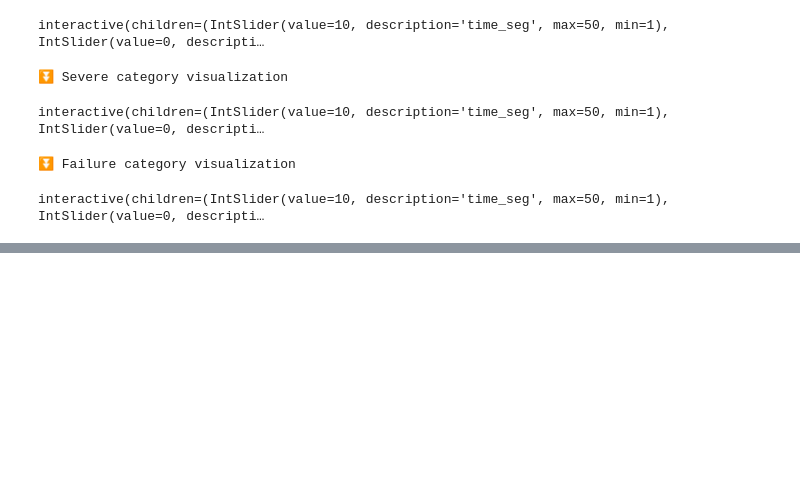
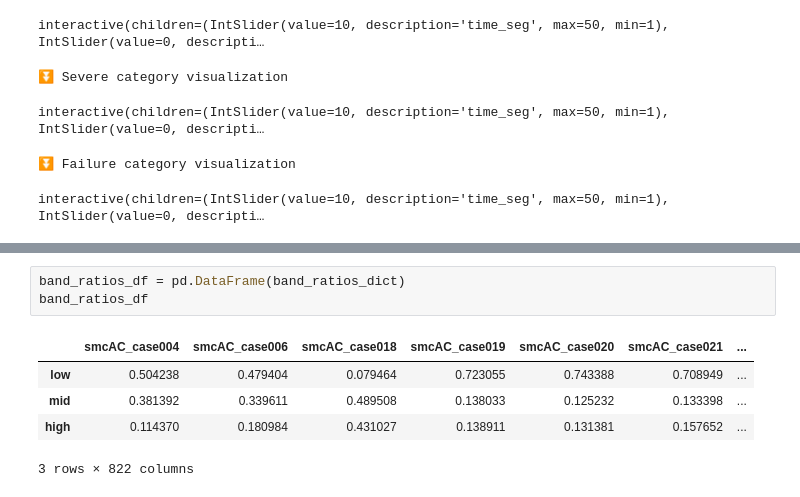
Before and after one commit to justinwang066/ee123proj, a Jupyter notebook: stft.ipynb, the cells around one changed output, grey strips where cells are left out. Cells and saved outputs as stored; diff of their text form; blank space fills up the shorter version.

```diff
--- a/stft.ipynb
+++ b/stft.ipynb
@@ -290,0 +548,9 @@ interactive(children=(IntSlider(value=10, description='time_seg', max=50, min=1)
+# %%
+band_ratios_df = pd.DataFrame(band_ratios_dict)
+band_ratios_df
+# %% [output]
+|  | smcAC_case004 | smcAC_case006 | smcAC_case018 | smcAC_case019 | smcAC_case020 | smcAC_case021 | ... |
+| low | 0.504238 | 0.479404 | 0.079464 | 0.723055 | 0.743388 | 0.708949 | ... |
+| mid | 0.381392 | 0.339611 | 0.489508 | 0.138033 | 0.125232 | 0.133398 | ... |
+| high | 0.114370 | 0.180984 | 0.431027 | 0.138911 | 0.131381 | 0.157652 | ... |
+3 rows × 822 columns
```
Also changed, not shown: parts of 19 cells of this notebook.
